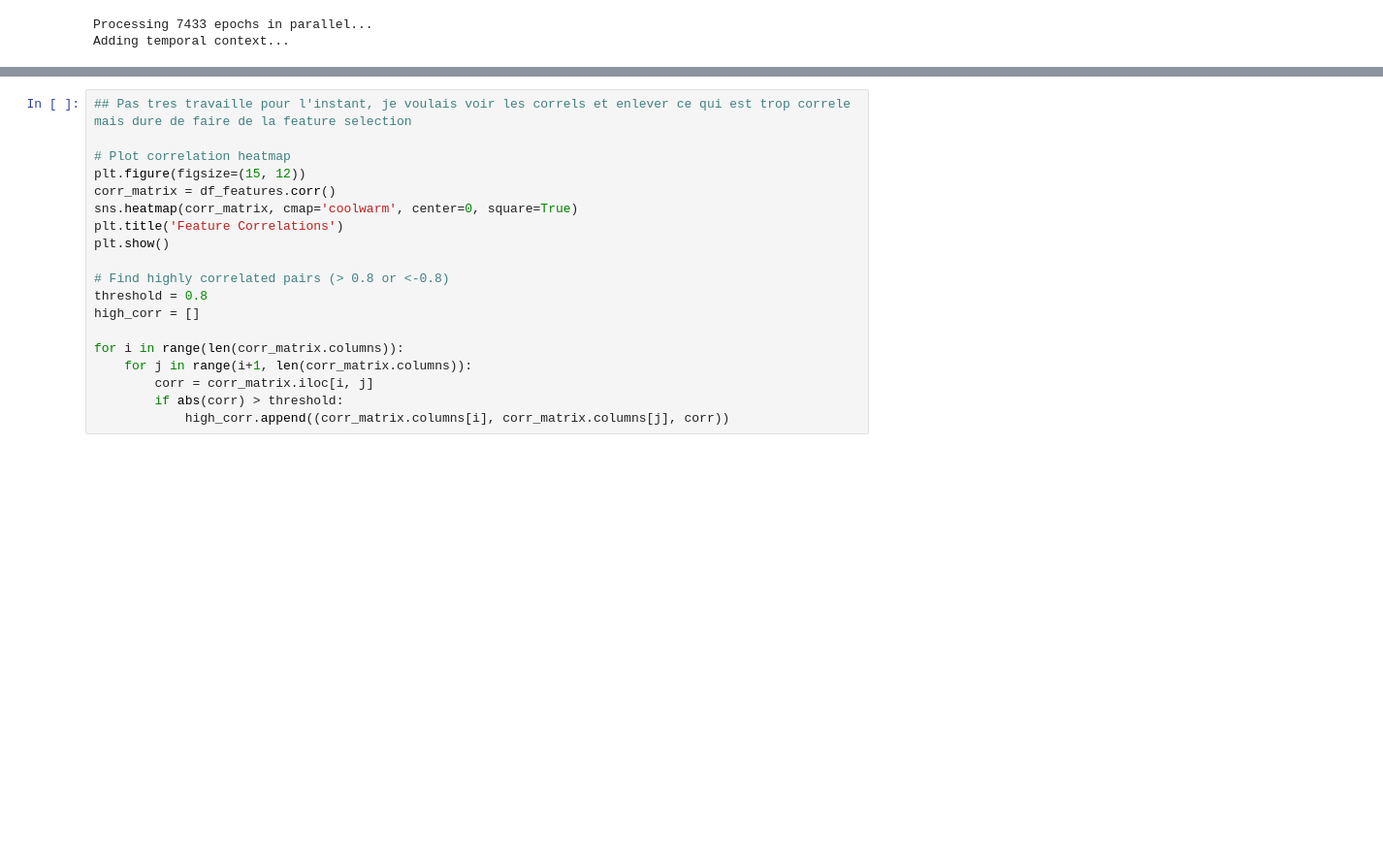
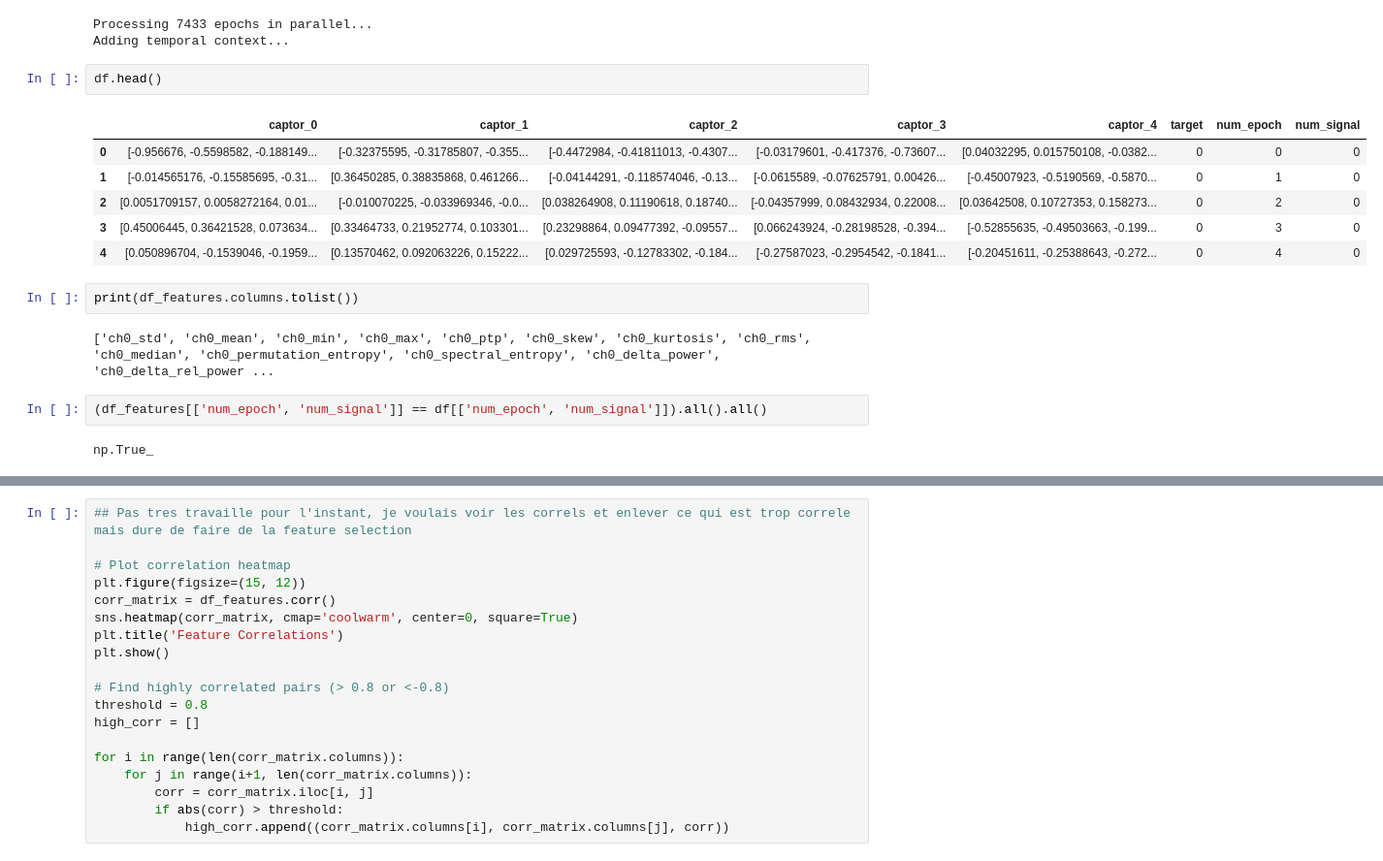
Before and after one commit to arseniee/ml2_tp, a Jupyter notebook: Tp_ml2_clean.ipynb, the cells around one changed output, grey strips where cells are left out. Shown: that part at 97% size. Cells and saved outputs as stored; diff of their text form; blank space fills up the shorter version.

```diff
--- a/Tp_ml2_clean.ipynb
+++ b/Tp_ml2_clean.ipynb
@@ -370,3 +371,20 @@ df_features = create_features_parallel(df)
 # %% [output]
 Processing 7433 epochs in parallel...
 Adding temporal context...
+# %%
+df.head()
+# %% [output]
+|  | captor_0 | captor_1 | captor_2 | captor_3 | captor_4 | target | num_epoch | num_signal |
+| 0 | [-0.956676, -0.5598582, -0.188149... | [-0.32375595, -0.31785807, -0.355... | [-0.4472984, -0.41811013, -0.4307... | [-0.03179601, -0.417376, -0.73607... | [0.04032295, 0.015750108, -0.0382... | 0 | 0 | 0 |
+| 1 | [-0.014565176, -0.15585695, -0.31... | [0.36450285, 0.38835868, 0.461266... | [-0.04144291, -0.118574046, -0.13... | [-0.0615589, -0.07625791, 0.00426... | [-0.45007923, -0.5190569, -0.5870... | 0 | 1 | 0 |
+| 2 | [0.0051709157, 0.0058272164, 0.01... | [-0.010070225, -0.033969346, -0.0... | [0.038264908, 0.11190618, 0.18740... | [-0.04357999, 0.08432934, 0.22008... | [0.03642508, 0.10727353, 0.158273... | 0 | 2 | 0 |
+| 3 | [0.45006445, 0.36421528, 0.073634... | [0.33464733, 0.21952774, 0.103301... | [0.23298864, 0.09477392, -0.09557... | [0.066243924, -0.28198528, -0.394... | [-0.52855635, -0.49503663, -0.199... | 0 | 3 | 0 |
+| 4 | [0.050896704, -0.1539046, -0.1959... | [0.13570462, 0.092063226, 0.15222... | [0.029725593, -0.12783302, -0.184... | [-0.27587023, -0.2954542, -0.1841... | [-0.20451611, -0.25388643, -0.272... | 0 | 4 | 0 |
+# %%
+print(df_features.columns.tolist())
+# %% [output]
+['ch0_std', 'ch0_mean', 'ch0_min', 'ch0_max', 'ch0_ptp', 'ch0_skew', 'ch0_kurtosis', 'ch0_rms', 'ch0_median', 'ch0_permutation_entropy', 'ch0_spectral_entropy', 'ch0_delta_power', 'ch0_delta_rel_power ...
+# %%
+(df_features[['num_epoch', 'num_signal']] == df[['num_epoch', 'num_signal']]).all().all()
+# %% [output]
+np.True_
```
Also changed, not shown: parts of 6 cells of this notebook, 3 other files.
